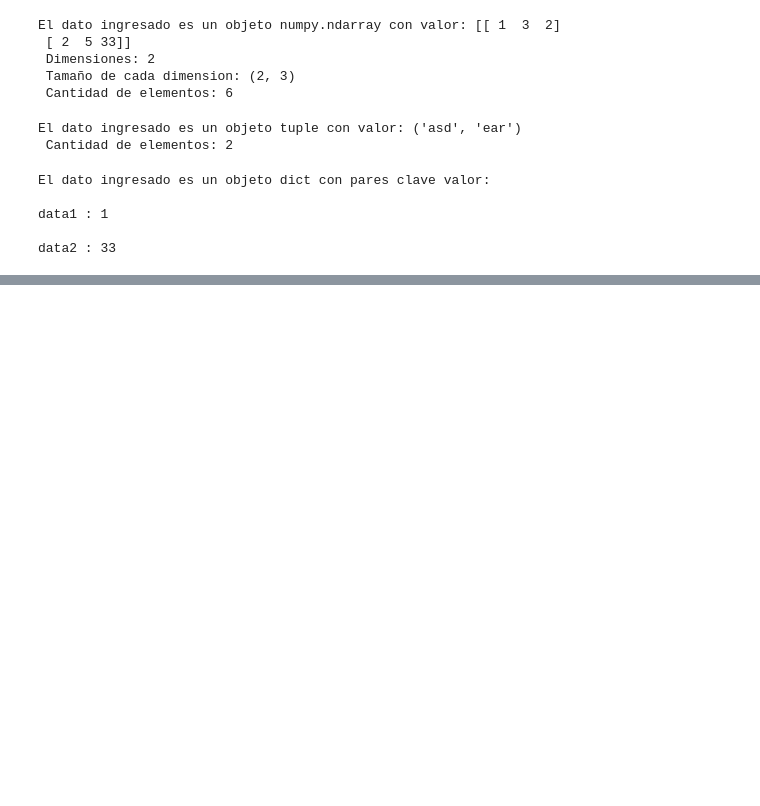
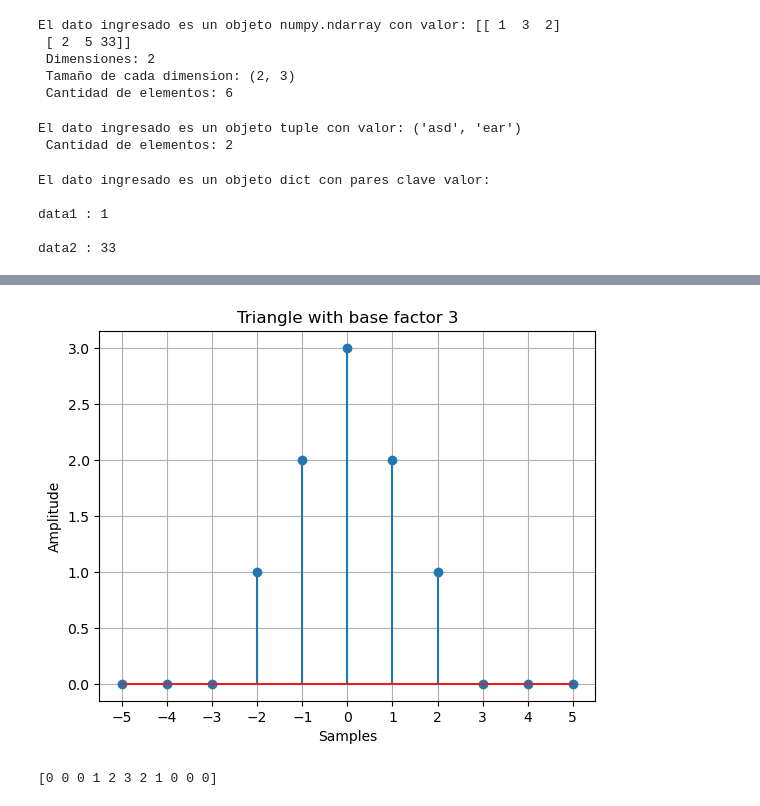
Before and after one commit to abellamas/sys, a Jupyter notebook: TP1/Lamas_Abel_TP1/main.ipynb, the cells around one changed output, grey strips where cells are left out. Saved outputs shown, nothing was run; the diff lists cells and outputs as text; code cells hidden in the pictures; blank space fills up the shorter version.

```diff
--- a/TP1/Lamas_Abel_TP1/main.ipynb
+++ b/TP1/Lamas_Abel_TP1/main.ipynb
@@ -34,0 +79,8 @@ gen_discrete_signals('impulse', -10, 10)
+# %%
+triangle = gen_discrete_signals('triangle', -5, 5, base_factor=3)
+# %% [output]
+[figure, added]
+# %%
+print(triangle)
+# %% [output]
+[0 0 0 1 2 3 2 1 0 0 0]
```
Also changed, not shown: parts of 15 cells of this notebook, 1 other file.
